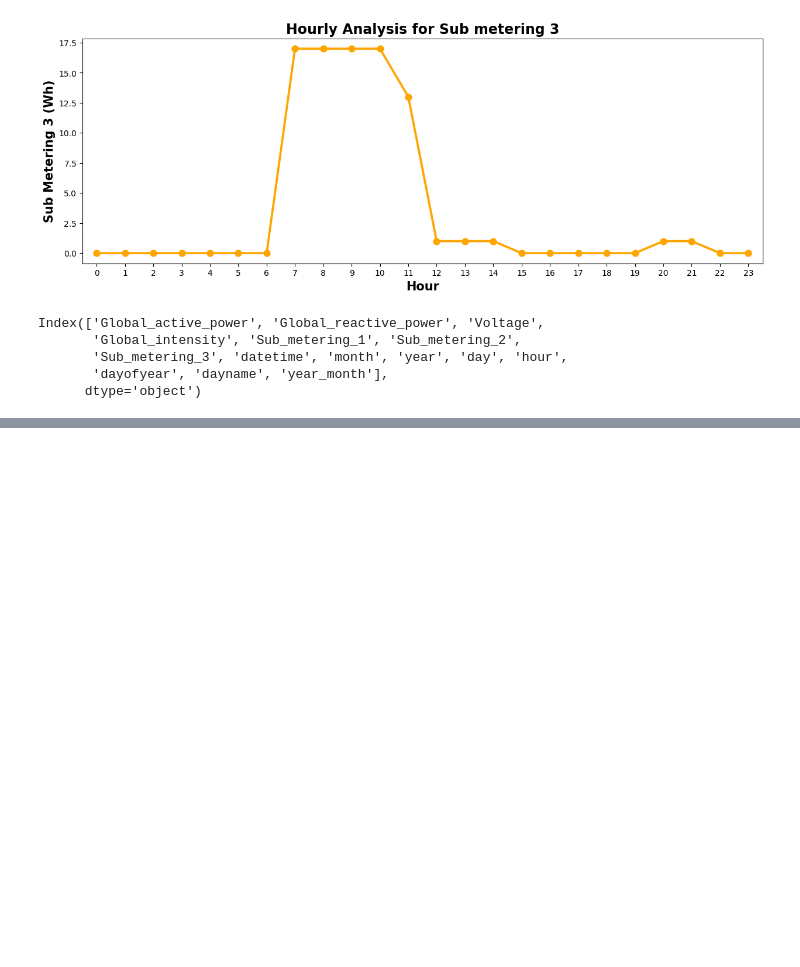
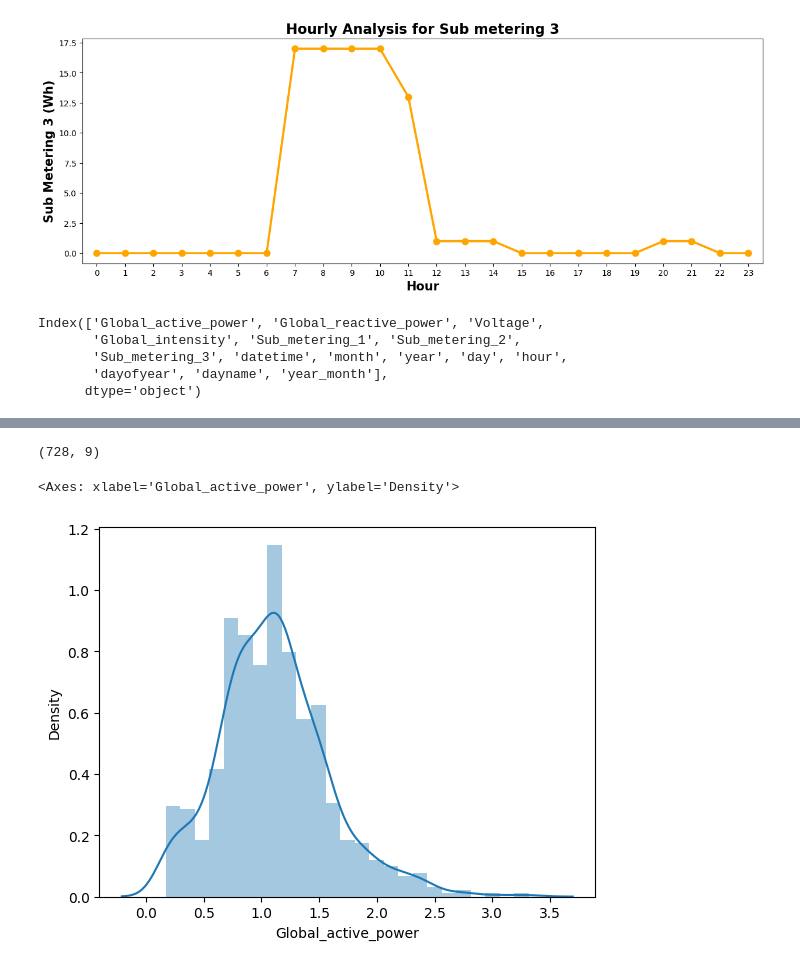
Before and after one commit to SainavyaGadde/DataScienceFinalProject, a Jupyter notebook: data_science_project.ipynb, the cells around one changed output, grey strips where cells are left out. Drawn from its saved outputs; the diff is of its cells as text; code cells hidden in the pictures; blank space fills up the shorter version.

```diff
--- a/data_science_project.ipynb
+++ b/data_science_project.ipynb
@@ -476,0 +528,15 @@ Passing `palette` without assigning `hue` is deprecated and will be removed in v
+# %%
+# we select only the columns above since they seems to have information about global power
+COLUMNS = [
+    'Global_reactive_power', 'Voltage',
+    'Global_intensity', 'Sub_metering_1', 'Sub_metering_2',
+    'Sub_metering_3', 'day', 'hour'
+]
+
+TARGET = "Global_active_power"
+# %%
+# unique dates.
+df["datetime"] = df["datetime"].astype("str").str.split(" ").str.get(0)
+# %%
+df = df.groupby("datetime")[COLUMNS+[TARGET]].mean().reset_index(drop=True)
+df.head()
@@ -476,0 +550,4 @@ Passing `palette` without assigning `hue` is deprecated and will be removed in v
+# %%
+df.shape
+# %% [output]
+(728, 9)
@@ -476,0 +578,6 @@ Passing `palette` without assigning `hue` is deprecated and will be removed in v
+# %%
+# check how the target distribution is
+sns.distplot(df[TARGET])
+# %% [output]
+<Axes: xlabel='Global_active_power', ylabel='Density'>
+[figure, added]
```
Also changed, not shown: parts of 32 cells of this notebook.
